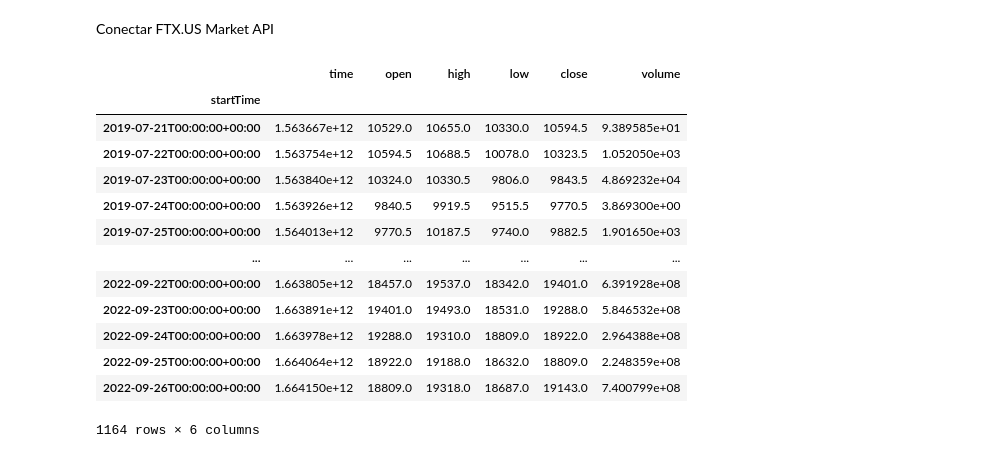
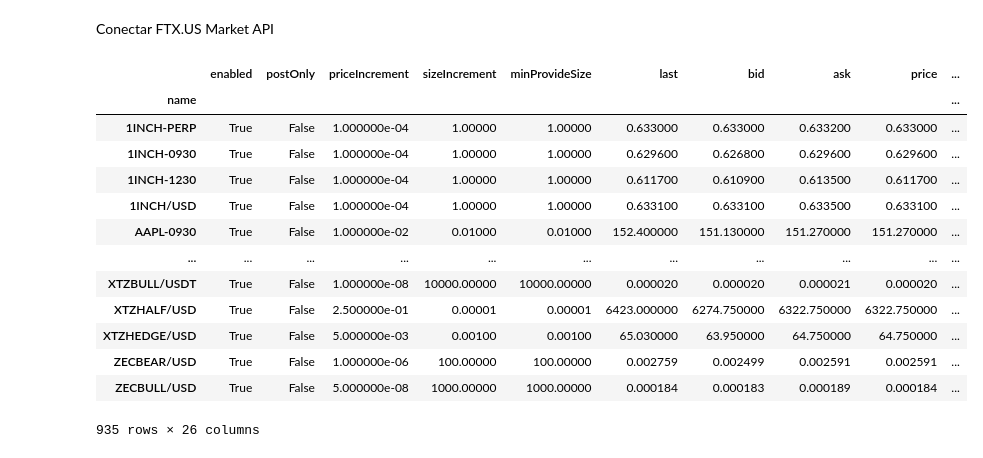
Before and after one commit to amylovora/TradingPI-3, a Jupyter notebook: DataTrading.ipynb, the cells around one changed output. Cells and saved outputs as stored; diff of their text form; code cells hidden in the pictures.

Commit message:
firts version get data func

```diff
--- a/DataTrading.ipynb
+++ b/DataTrading.ipynb
@@ -14,20 +13,32 @@ import requests
 # %%
-markets = requests.get('https://ftx.com/api/markets/BTC/USD/candles?resolution=86400').json()
-df = pd.DataFrame(markets['result'])
-df.set_index('startTime', inplace = True)
-data = df.T
+endpoint_url = 'https://ftx.com/api/markets'
+
+# Obtener toda la data en formato json
+all_markets = requests.get(endpoint_url).json()
+
+# Convertir JSON a DataFrame
+df = pd.DataFrame(all_markets['result'])
+df.set_index('name', inplace = True)
-# %% [output]
-|  | time | open | high | low | close | volume |
-| startTime |  |  |  |  |  |  |
-| 2019-07-21T00:00:00+00:00 | 1.563667e+12 | 10529.0 | 10655.0 | 10330.0 | 10594.5 | 9.389585e+01 |
-| 2019-07-22T00:00:00+00:00 | 1.563754e+12 | 10594.5 | 10688.5 | 10078.0 | 10323.5 | 1.052050e+03 |
-| 2019-07-23T00:00:00+00:00 | 1.563840e+12 | 10324.0 | 10330.5 | 9806.0 | 9843.5 | 4.869232e+04 |
-| 2019-07-24T00:00:00+00:00 | 1.563926e+12 | 9840.5 | 9919.5 | 9515.5 | 9770.5 | 3.869300e+00 |
-| 2019-07-25T00:00:00+00:00 | 1.564013e+12 | 9770.5 | 10187.5 | 9740.0 | 9882.5 | 1.901650e+03 |
-| ... | ... | ... | ... | ... | ... | ... |
-| 2022-09-22T00:00:00+00:00 | 1.663805e+12 | 18457.0 | 19537.0 | 18342.0 | 19401.0 | 6.391928e+08 |
-| 2022-09-23T00:00:00+00:00 | 1.663891e+12 | 19401.0 | 19493.0 | 18531.0 | 19288.0 | 5.846532e+08 |
-| 2022-09-24T00:00:00+00:00 | 1.663978e+12 | 19288.0 | 19310.0 | 18809.0 | 18922.0 | 2.964388e+08 |
-| 2022-09-25T00:00:00+00:00 | 1.664064e+12 | 18922.0 | 19188.0 | 18632.0 | 18809.0 | 2.248359e+08 |
-| 2022-09-26T00:00:00+00:00 | 1.664150e+12 | 18809.0 | 19318.0 | 18687.0 | 19143.0 | 7.400799e+08 |
-1164 rows × 6 columns
+# %%
+# Obtener todos los market como JSON
+all_markets = requests.get(endpoint_url).json()
+
+# Convertir JSON a DataFrame
+df = pd.DataFrame(all_markets['result'])
+df.set_index('name', inplace = True)
+df
+# %% [output]
+|  | enabled | postOnly | priceIncrement | sizeIncrement | minProvideSize | last | bid | ask | price | ... |
+| name |  |  |  |  |  |  |  |  |  | ... |
+| 1INCH-PERP | True | False | 1.000000e-04 | 1.00000 | 1.00000 | 0.633000 | 0.633000 | 0.633200 | 0.633000 | ... |
+| 1INCH-0930 | True | False | 1.000000e-04 | 1.00000 | 1.00000 | 0.629600 | 0.626800 | 0.629600 | 0.629600 | ... |
+| 1INCH-1230 | True | False | 1.000000e-04 | 1.00000 | 1.00000 | 0.611700 | 0.610900 | 0.613500 | 0.611700 | ... |
+| 1INCH/USD | True | False | 1.000000e-04 | 1.00000 | 1.00000 | 0.633100 | 0.633100 | 0.633500 | 0.633100 | ... |
+| AAPL-0930 | True | False | 1.000000e-02 | 0.01000 | 0.01000 | 152.400000 | 151.130000 | 151.270000 | 151.270000 | ... |
+| ... | ... | ... | ... | ... | ... | ... | ... | ... | ... | ... |
+| XTZBULL/USDT | True | False | 1.000000e-08 | 10000.00000 | 10000.00000 | 0.000020 | 0.000020 | 0.000021 | 0.000020 | ... |
+| XTZHALF/USD | True | False | 2.500000e-01 | 0.00001 | 0.00001 | 6423.000000 | 6274.750000 | 6322.750000 | 6322.750000 | ... |
+| XTZHEDGE/USD | True | False | 5.000000e-03 | 0.00100 | 0.00100 | 65.030000 | 63.950000 | 64.750000 | 64.750000 | ... |
+| ZECBEAR/USD | True | False | 1.000000e-06 | 100.00000 | 100.00000 | 0.002759 | 0.002499 | 0.002591 | 0.002591 | ... |
+| ZECBULL/USD | True | False | 5.000000e-08 | 1000.00000 | 1000.00000 | 0.000184 | 0.000183 | 0.000189 | 0.000184 | ... |
+935 rows × 26 columns
```
Also changed, not shown: parts of 7 cells of this notebook, 2 other files.
